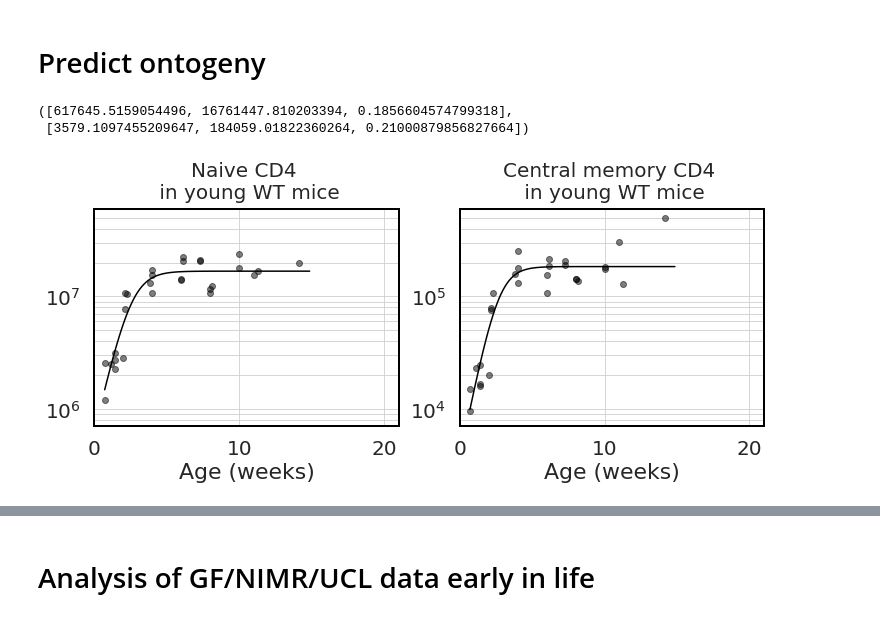
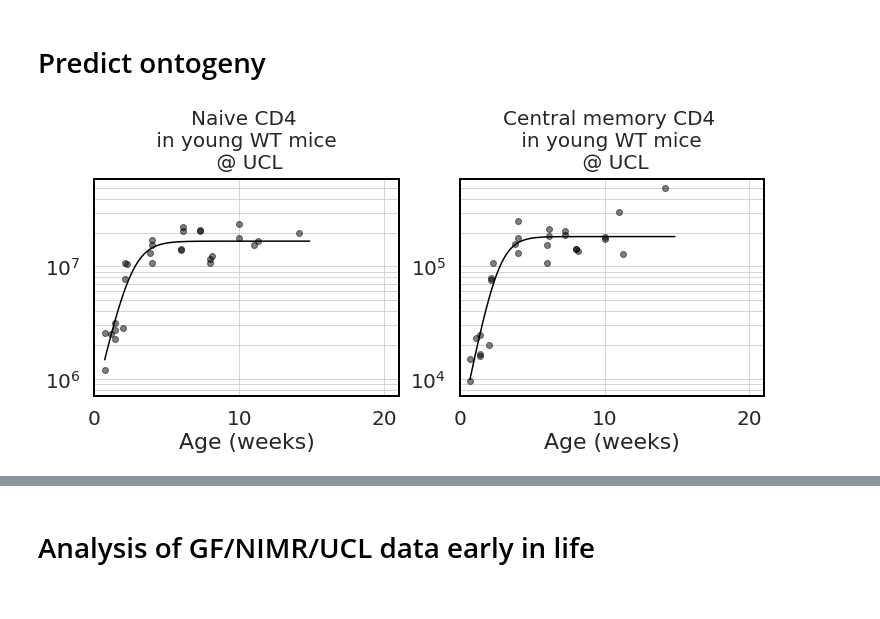
Before and after one commit to elifesciences-publications/memory-CD4-and-dirt, a Jupyter notebook: fitting_procedure.ipynb, the cells around one changed output, grey strips where cells are left out. Cells and saved outputs as stored; diff of their text form; code cells hidden in the pictures.

```diff
--- a/fitting_procedure.ipynb
+++ b/fitting_procedure.ipynb
@@ -2069,7 +2075,8 @@ def import_data_ontogeny_WT_cc(xls):
     '''
     dfchimeras = xls.parse('WT UCL young mice data')
     dfchimeras = dfchimeras[['Mouse age (days)',
-                             'Naive CD4 cell counts','Central memory CD4 cell counts',
+                             'Naive CD4 cell counts',
+                             'Central memory CD4 cell counts',
                              'Effector memory CD4 cell counts' ]]
     # Rename the columns for simplicity
     dfchimeras.rename(columns = {'Mouse age (days)':'age',
@@ -2087,9 +2094,15 @@ def import_data_ontogeny_WT_cc(xls):
 #import_data_ontogeny_WT_cc(xls)
 # %%
 '''
-Fit the spline to naive and cm
+In this section we fit splines for data in young mice
+in naive CD4 and central memory CD4 cell counts
+from WT animals held in UCL facility.
 '''
 def TlogResidualsFuncOnto(transParams, t, logObs):
+    '''
+    The function returns residuals between observed
+    cell counts and the predictions in log scale.
+    '''
     rawParams = source_cell_TransParamsToRaw(transParams,  logModel)
     model = logModel(rawParams, t)
     residuals = logObs - np.log(model)
@@ -2097,52 +2110,57 @@ def TlogResidualsFuncOnto(transParams, t, logObs):
 
 def estimateSourceCountsOnto(data, sourcePop,paramsGuess):
     '''
-    The funcion uses least_squares with methood lm='Levenberg-Marquardt'.
+    The funcion uses least_squares with methood trf='Trust Region Reflective'
+    to estimate parameter values when fitting data from young mice.
     '''
     logT = data['log'+sourcePop].values
     age = data['age'].values
     transParamsGuess = source_cell_RawParamsToTrans(paramsGuess, logModel)
-    Tresult = least_squares(TlogResidualsFuncOnto, transParamsGuess, loss='soft_l1', method='trf', args=(age, logT))
+    Tresult = least_squares(TlogResidualsFuncOnto, transParamsGuess, loss='soft_l1',
+                            method='trf', args=(age, logT))
     transParamsHat = Tresult['x']
     paramsHat = source_cell_TransParamsToRaw(transParamsHat, logModel)
     return paramsHat
 
 def fit_spline_onto(verbose = True):
+    '''
+    The function returns values of fitted parameters for splines
+    for naive and central memory CD4 cell counts in young mice.
+    If verbose == True the plot is generated.
+    '''
     data = import_data_ontogeny_WT_cc(xls)
 
     pamNaive= estimateSourceCountsOnto(data, 'TotalNai4',[10**6,10**8,0.01 ])
     pamTcm= estimateSourceCountsOnto(data, 'TotalTcm4',[10**4,10**5,0.01 ])
 
     if verbose:
         Time =  np.arange(5, 15*7,1)
         fig, (ax1, ax2) = plt.subplots(nrows=1, ncols=2,figsize=(12,4))
         for ax in [ax1, ax2]:
             ax.grid(True, which = 'both')
             for axis in ['top','bottom','left','right']:
                 ax.spines[axis].set_color('k')
                 ax.spines[axis].set_linewidth(2)
                 ax.set_yscale('log')
             ax.tick_params(labelsize = my_axis_fontsize, which = 'both', pad = 10)
             ax.title.set_position([.5, 1.02])
             ax.set_xlabel('Age (weeks)', fontsize=22)
             ax.set_xticks([0,70, 140, 210, 280, 350, 420, 490])
             ax.set_xticklabels([0,10,20,30,40,50,60,70])
             ax.set_xlim(0, 21*7)
 
         ax1.scatter(data['age'].values,data['TotalNai4'].values, color='k' , alpha = 0.5, label = ' WT')
         ax1.set_ylim(7*10**5, 6*10**7)
         ax1.plot(Time, logModel(pamNaive, Time), color='k' )
-        ax1.set_title('Naive CD4 \n in young WT mice', fontsize = 20)
+        ax1.set_title('Naive CD4 \n in young WT mice \n @ UCL', fontsize = 20)
 
         ax2.scatter(data['age'].values,data['TotalTcm4'].values, color='k' , alpha = 0.5, label = ' WT')
         ax2.plot(Time, logModel(pamTcm, Time), color='k' )
         ax2.set_ylim(7*10**3, 6*10**5)
-        ax2.set_title('Central memory CD4 \n in young WT mice', fontsize = 20)
+        ax2.set_title('Central memory CD4 \n in young WT mice \n @ UCL', fontsize = 20)
 
         fig.savefig('onto_source_fits.pdf', format='pdf', bbox_inches='tight')
     return pamNaive, pamTcm
-fit_spline_onto(verbose = True)
+res = fit_spline_onto(verbose = True)
 # %% [output]
-([617645.5159054496, 16761447.810203394, 0.1856604574799318],
- [3579.1097455209647, 184059.01822360264, 0.21000879856827664])
-[figure, old version]
+[figure, new version]
```
Also changed, not shown: parts of 18 cells of this notebook.
